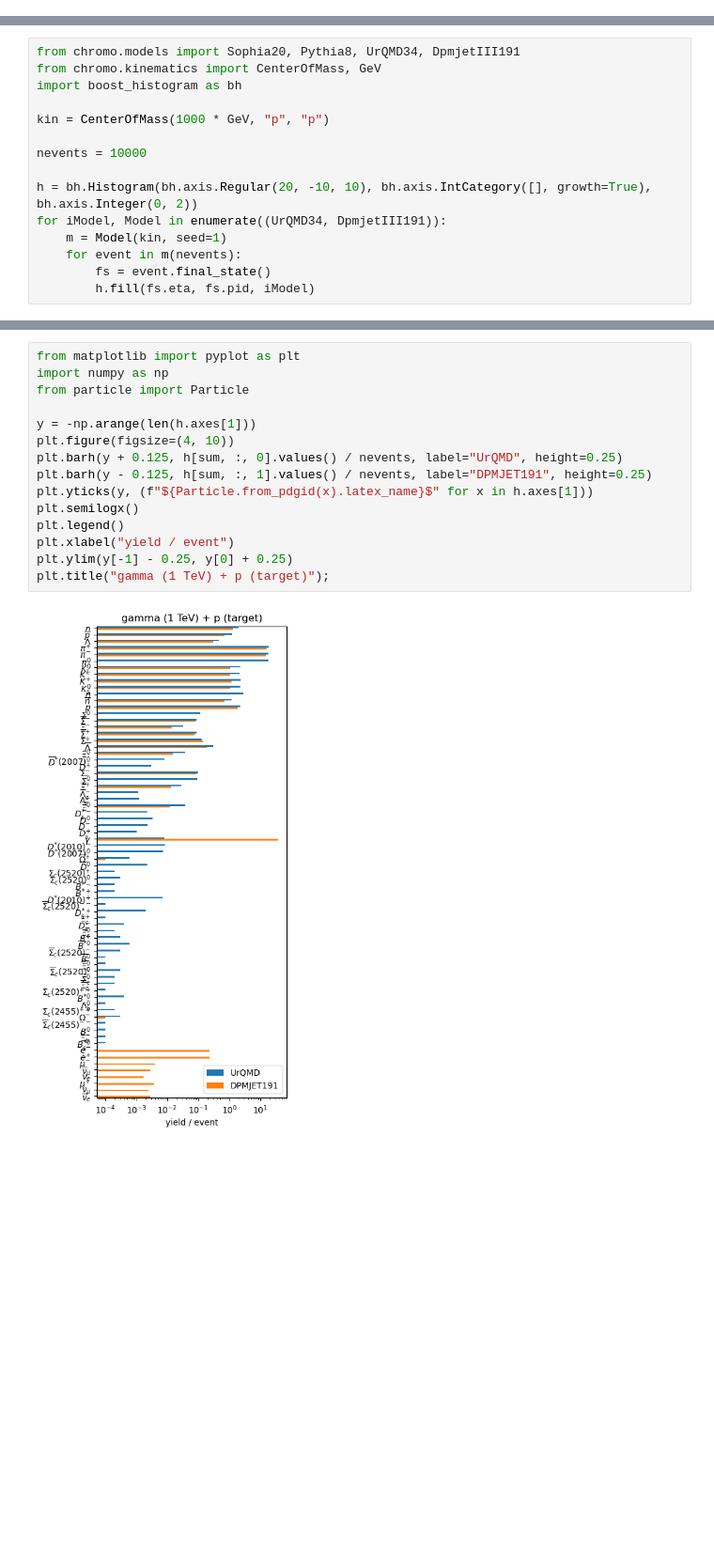
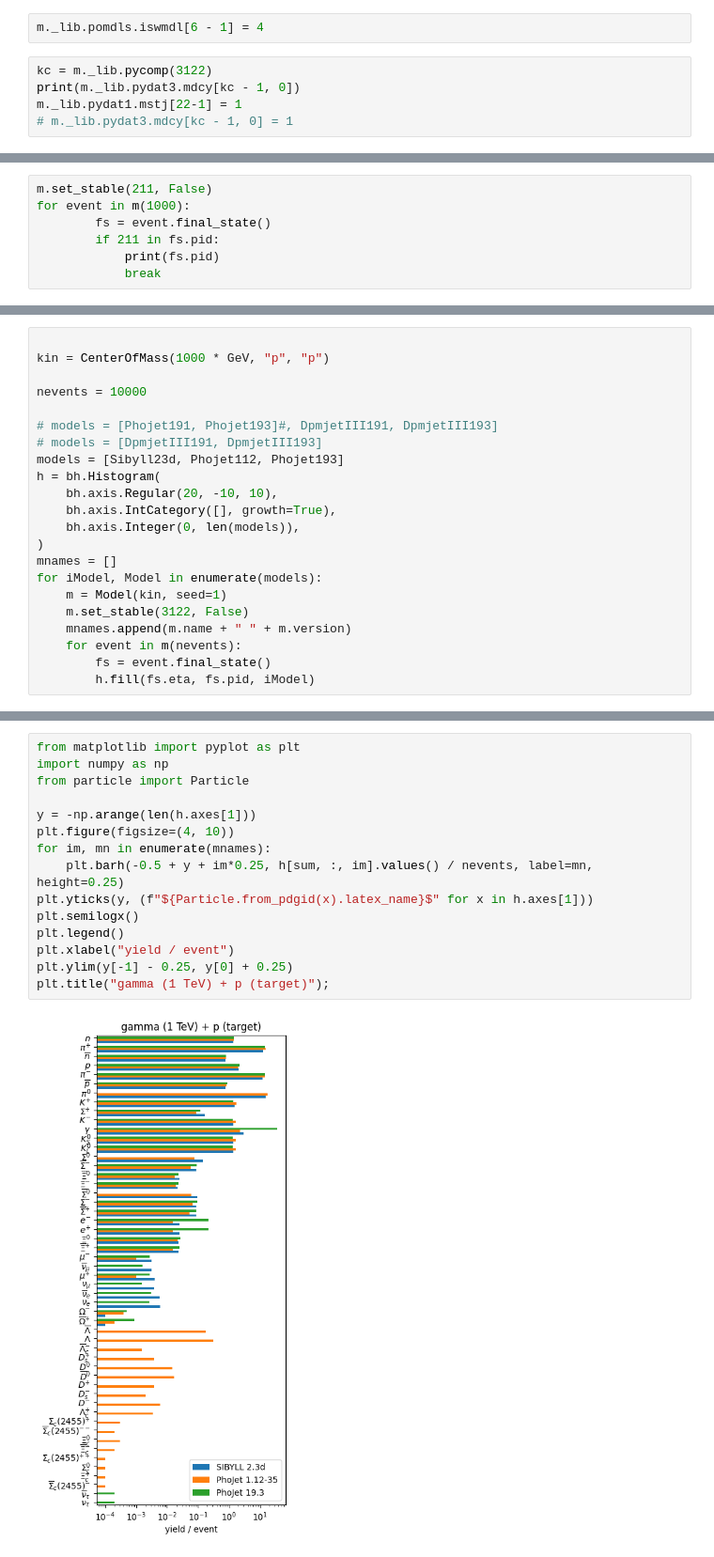
Before and after one commit to impy-project/chromo, a Jupyter notebook: examples/count_final_state_particles.ipynb, the cells around one changed output, grey strips where cells are left out. Shown at 94% size. Saved outputs shown, nothing was run; the diff lists cells and outputs as text; blank space fills up the shorter version.

```diff
--- a/examples/count_final_state_particles.ipynb
+++ b/examples/count_final_state_particles.ipynb
@@ -0,0 +40,7 @@
+# %%
+m._lib.pomdls.iswmdl[6 - 1] = 4
+# %%
+kc = m._lib.pycomp(3122)
+print(m._lib.pydat3.mdcy[kc - 1, 0])
+m._lib.pydat1.mstj[22-1] = 1
+# m._lib.pydat3.mdcy[kc - 1, 0] = 1
@@ -0,0 +49,7 @@
+# %%
+m.set_stable(211, False)
+for event in m(1000):
+        fs = event.final_state()
+        if 211 in fs.pid:
+            print(fs.pid)
+            break
@@ -1,15 +82,22 @@
 # %%
-from chromo.models import Sophia20, Pythia8, UrQMD34, DpmjetIII191
-from chromo.kinematics import CenterOfMass, GeV
-import boost_histogram as bh
 
 kin = CenterOfMass(1000 * GeV, "p", "p")
 
 nevents = 10000
 
-h = bh.Histogram(bh.axis.Regular(20, -10, 10), bh.axis.IntCategory([], growth=True), bh.axis.Integer(0, 2))
-for iModel, Model in enumerate((UrQMD34, DpmjetIII191)):
+# models = [Phojet191, Phojet193]#, DpmjetIII191, DpmjetIII193]
+# models = [DpmjetIII191, DpmjetIII193]
+models = [Sibyll23d, Phojet112, Phojet193]
+h = bh.Histogram(
+    bh.axis.Regular(20, -10, 10),
+    bh.axis.IntCategory([], growth=True),
+    bh.axis.Integer(0, len(models)),
+)
+mnames = []
+for iModel, Model in enumerate(models):
     m = Model(kin, seed=1)
+    m.set_stable(3122, False)
+    mnames.append(m.name + " " + m.version)
     for event in m(nevents):
         fs = event.final_state()
         h.fill(fs.eta, fs.pid, iModel)
@@ -34,17 +122,17 @@ for iModel, Model in enumerate((UrQMD34, DpmjetIII191)):
 # %%
 from matplotlib import pyplot as plt
 import numpy as np
 from particle import Particle
 
 y = -np.arange(len(h.axes[1]))
 plt.figure(figsize=(4, 10))
-plt.barh(y + 0.125, h[sum, :, 0].values() / nevents, label="UrQMD", height=0.25)
-plt.barh(y - 0.125, h[sum, :, 1].values() / nevents, label="DPMJET191", height=0.25)
+for im, mn in enumerate(mnames):
+    plt.barh(-0.5 + y + im*0.25, h[sum, :, im].values() / nevents, label=mn, height=0.25)
 plt.yticks(y, (f"${Particle.from_pdgid(x).latex_name}$" for x in h.axes[1]))
 plt.semilogx()
 plt.legend()
 plt.xlabel("yield / event")
 plt.ylim(y[-1] - 0.25, y[0] + 0.25)
 plt.title("gamma (1 TeV) + p (target)");
 # %% [output]
-[figure, old version]
+[figure, new version]
```
Also changed, not shown: parts of 7 cells of this notebook, 4 other files.
